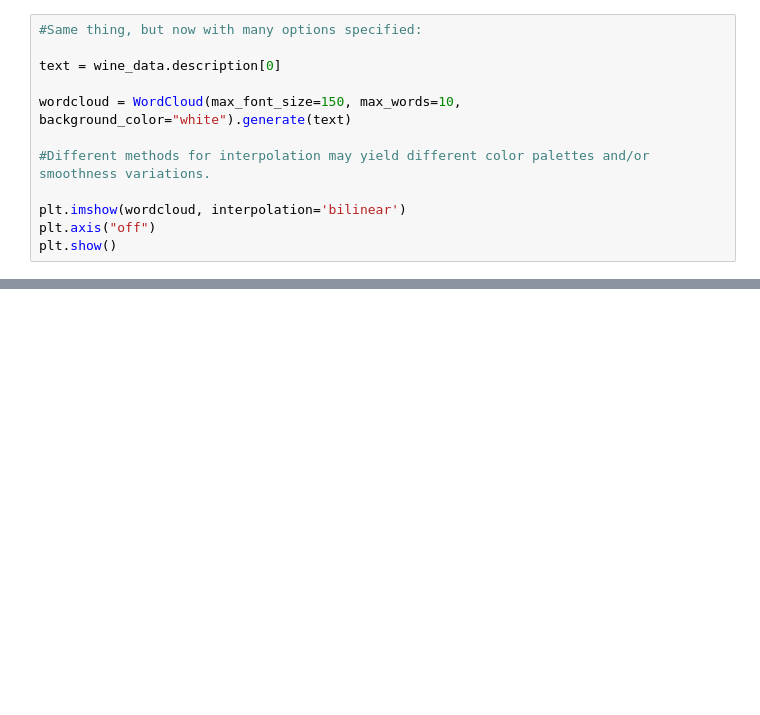
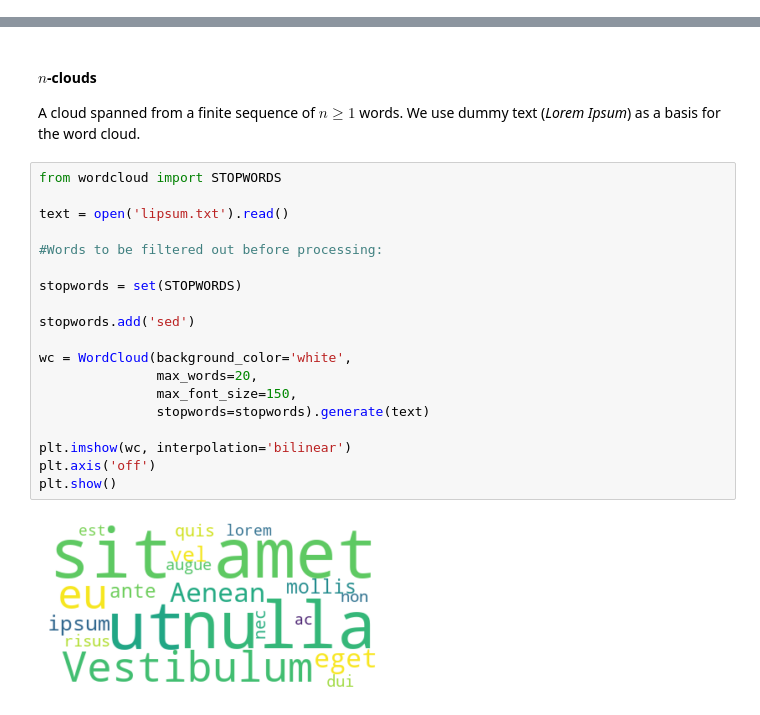
Before and after one commit to tiagobotelh0/wordcloud, a Jupyter notebook: tutorial.ipynb, the cells around one changed output, grey strips where cells are left out. Saved outputs shown, nothing was run; the diff lists cells and outputs as text; blank space fills up the shorter version.

```diff
--- a/tutorial.ipynb
+++ b/tutorial.ipynb
@@ -79,12 +0,0 @@ plt.show()
-# %%
-#Same thing, but now with many options specified:
-
-text = wine_data.description[0]
-
-wordcloud = WordCloud(max_font_size=150, max_words=10, background_color="white").generate(text)
-
-#Different methods for interpolation may yield different color palettes and/or smoothness variations.
-
-plt.imshow(wordcloud, interpolation='bilinear')
-plt.axis("off")
-plt.show()
@@ -122,0 +42,25 @@ plt.show()
+# %% [markdown]
+#### $n$-clouds
+
+A cloud spanned from a finite sequence of $n \geq 1$ words. We use dummy text (*Lorem Ipsum*) as a basis for the word cloud.
+# %%
+from wordcloud import STOPWORDS
+
+text = open('lipsum.txt').read()
+
+#Words to be filtered out before processing:
+
+stopwords = set(STOPWORDS)
+
+stopwords.add('sed')
+
+wc = WordCloud(background_color='white',
+               max_words=20,
+               max_font_size=150,
+               stopwords=stopwords).generate(text)
+
+plt.imshow(wc, interpolation='bilinear')
+plt.axis('off')
+plt.show()
+# %% [output]
+[figure, added]
```
Also changed, not shown: parts of 20 cells of this notebook.
